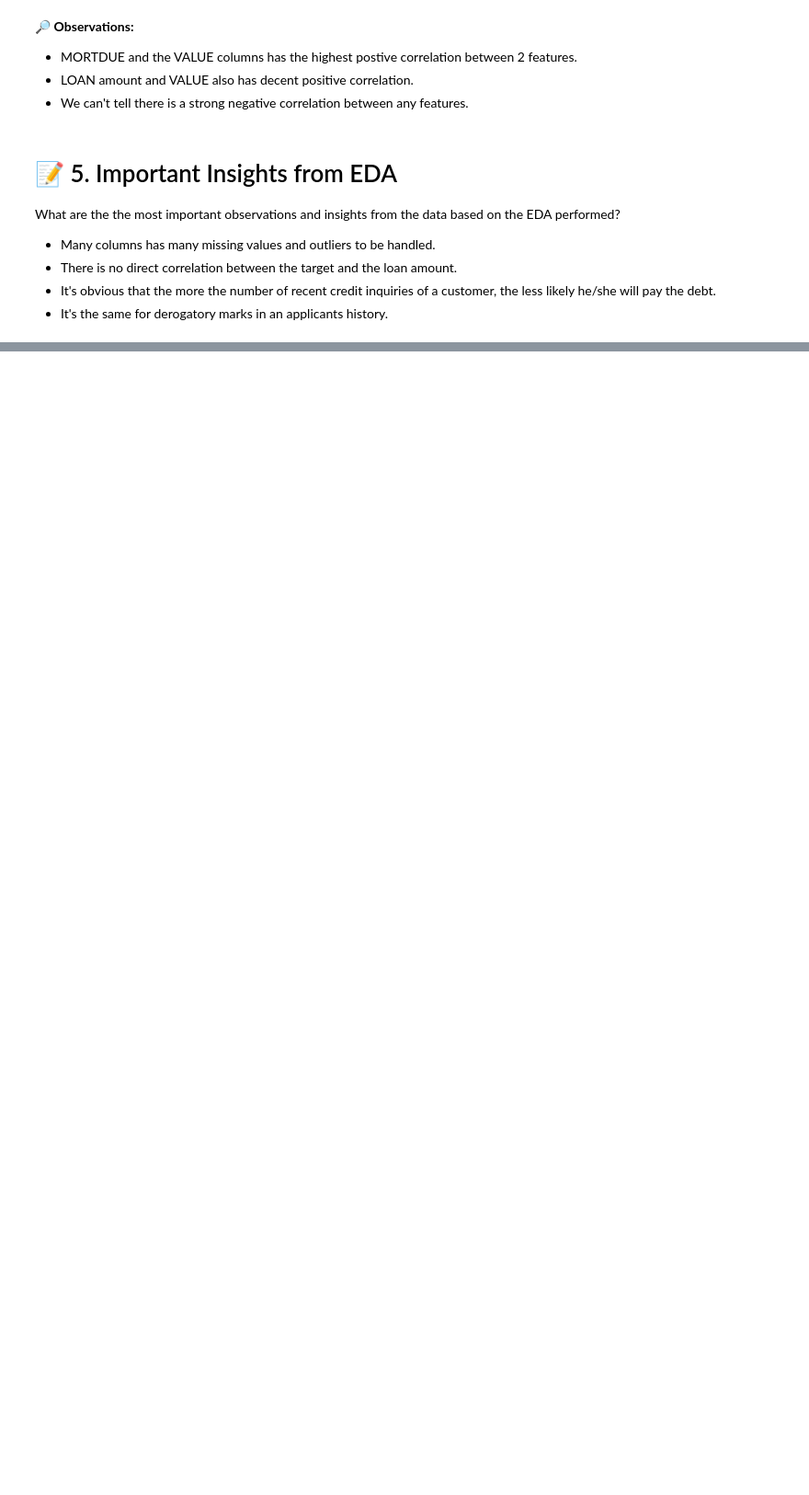
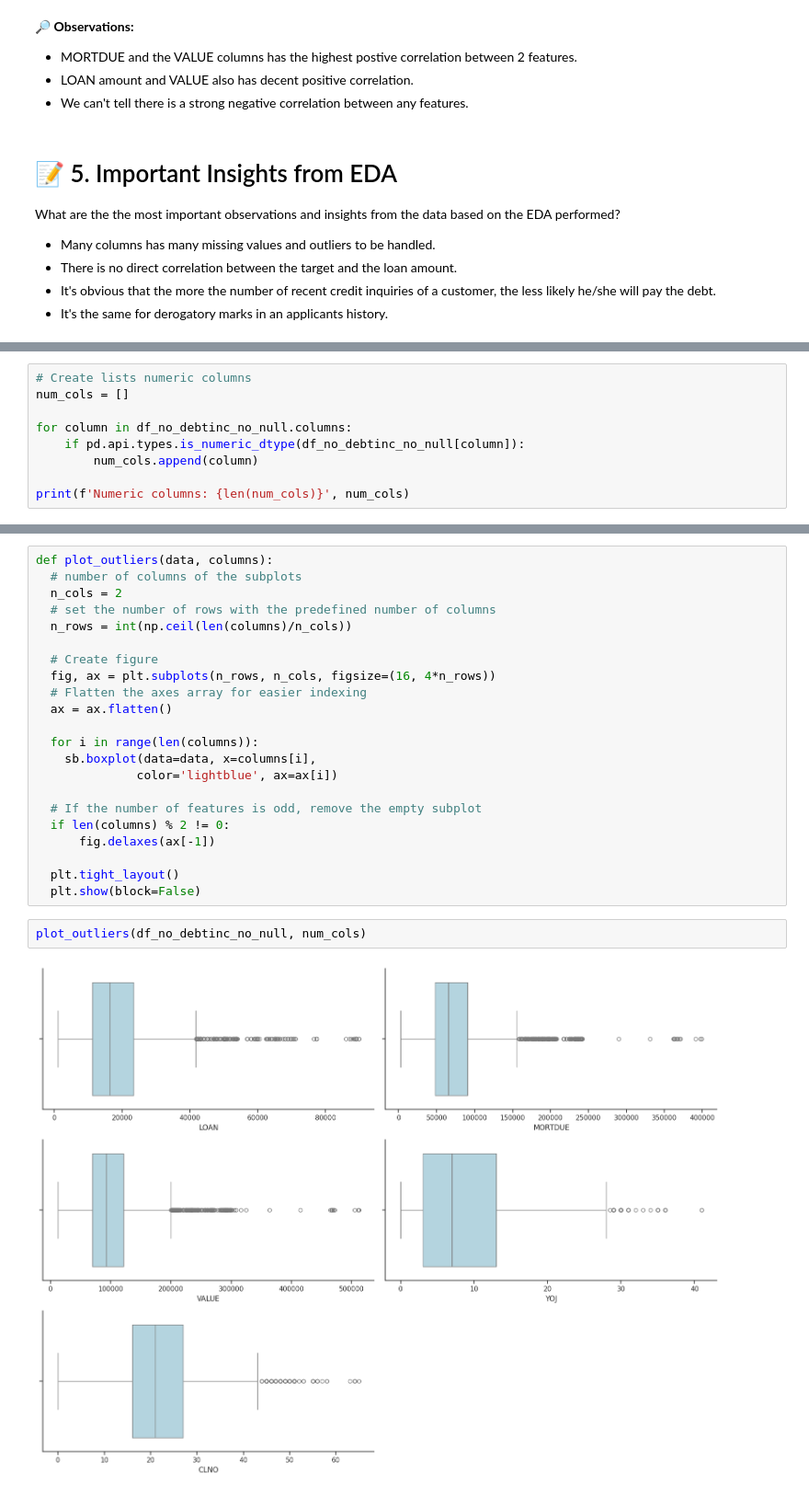
Before and after one commit to muscak/Capstone-Project-Loan-Default-Prediction, a Jupyter notebook: Notebooks/Loan_Default_Prediction - EDA.ipynb, the cells around one changed output, grey strips where cells are left out. Shown at 92% size. Cells and saved outputs as stored; diff of their text form; blank space fills up the shorter version.

```diff
--- a/Notebooks/Loan_Default_Prediction - EDA.ipynb
+++ b/Notebooks/Loan_Default_Prediction - EDA.ipynb
@@ -814,0 +1048,9 @@ What are the the most important observations and insights from the data based on
+# %%
+# Create lists numeric columns
+num_cols = []
+
+for column in df_no_debtinc_no_null.columns:
+    if pd.api.types.is_numeric_dtype(df_no_debtinc_no_null[column]):
+        num_cols.append(column)
+
+print(f'Numeric columns: {len(num_cols)}', num_cols)
@@ -814,0 +1059,26 @@ What are the the most important observations and insights from the data based on
+# %%
+def plot_outliers(data, columns):
+  # number of columns of the subplots
+  n_cols = 2
+  # set the number of rows with the predefined number of columns
+  n_rows = int(np.ceil(len(columns)/n_cols))
+
+  # Create figure
+  fig, ax = plt.subplots(n_rows, n_cols, figsize=(16, 4*n_rows))
+  # Flatten the axes array for easier indexing
+  ax = ax.flatten()
+
+  for i in range(len(columns)):
+    sb.boxplot(data=data, x=columns[i],
+              color='lightblue', ax=ax[i])
+
+  # If the number of features is odd, remove the empty subplot
+  if len(columns) % 2 != 0:
+      fig.delaxes(ax[-1])
+
+  plt.tight_layout()
+  plt.show(block=False)
+# %%
+plot_outliers(df_no_debtinc_no_null, num_cols)
+# %% [output]
+[figure, added]
```
Also changed, not shown: parts of 40 cells of this notebook, 1 other file.
